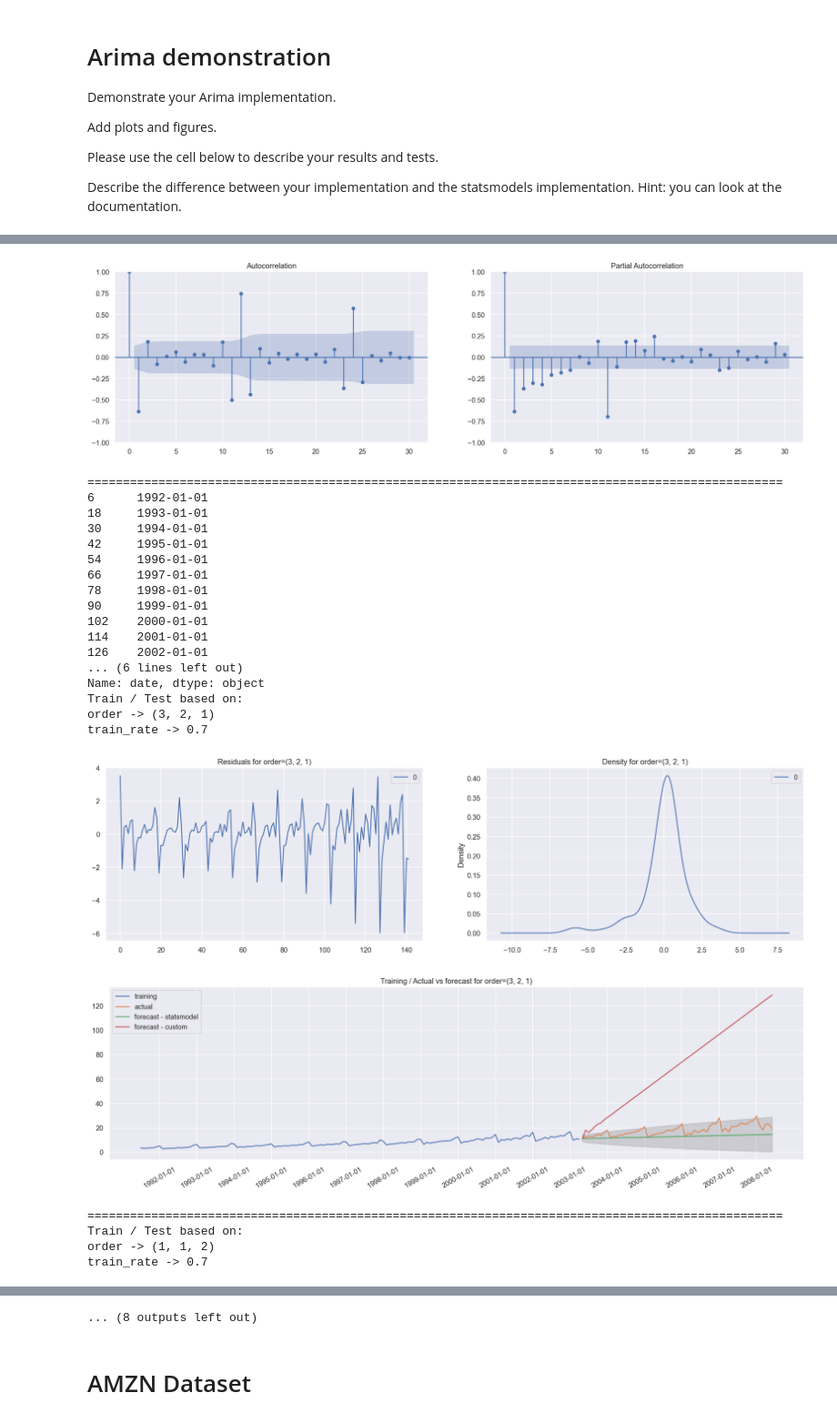
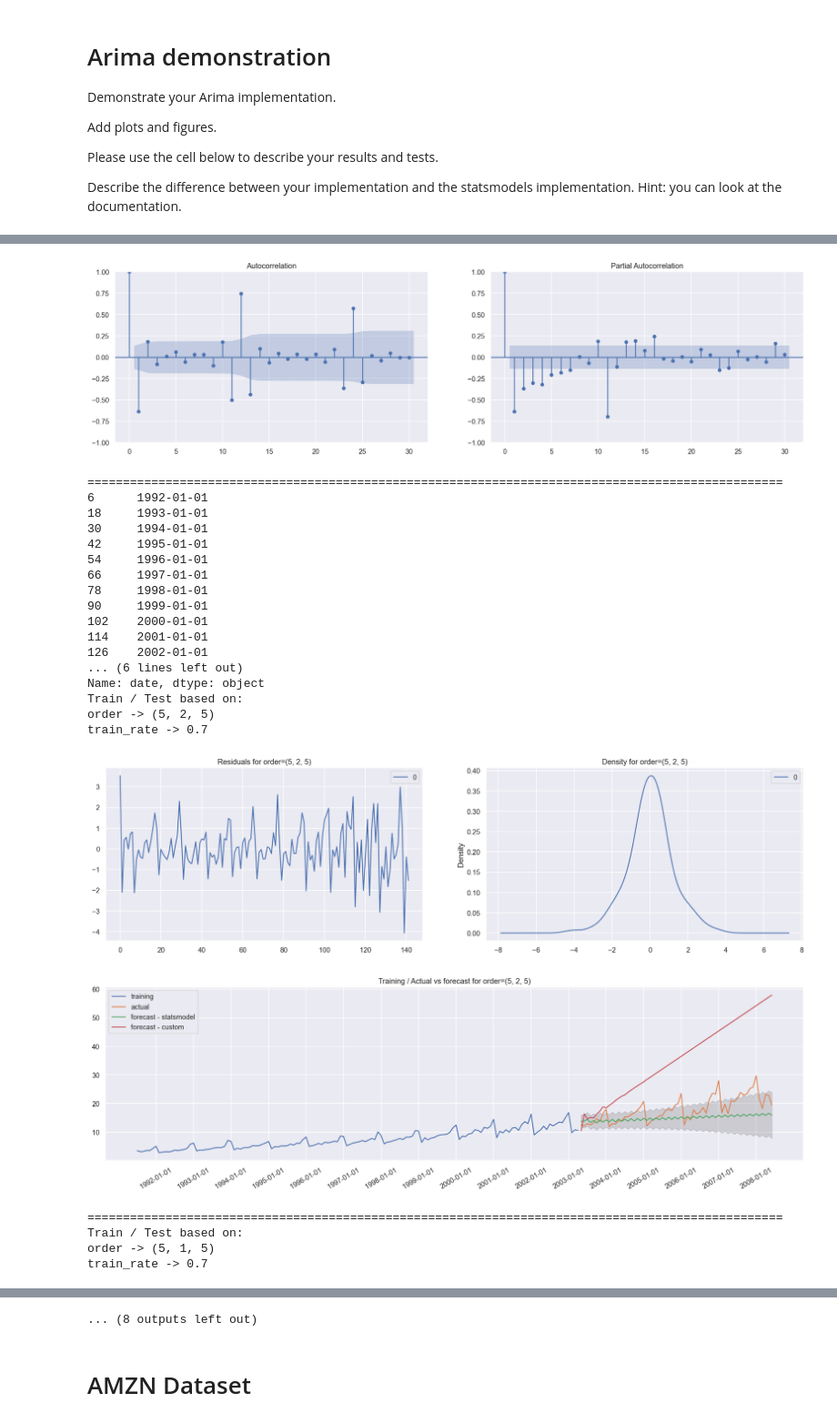
Before and after one commit to stavco9/advancedml-exc3, a Jupyter notebook: 3945_2025A_HW3_Boosting.ipynb, the cells around one changed output, grey strips where cells are left out. Shown at 91% size. Drawn from its saved outputs; the diff is of its cells as text; code cells hidden in the pictures.

```diff
--- a/3945_2025A_HW3_Boosting.ipynb
+++ b/3945_2025A_HW3_Boosting.ipynb
@@ -89,7 +92,7 @@ The implementation works as follows:
 6. [ARIMA only, if d > 0] Since we run on differentiated values we need to integrate back to the get the data and not its derivatives.
 # %%
 class ARMACustom:
-    def __init__(self, X: np.ndarray, order: tuple = (None, None), verbose: bool = True, ac_thresh: float = 0.1):
+    def __init__(self, X: np.ndarray, order: tuple = (None, None), verbose: bool = False, ac_thresh: float = 0.1):
         self.verbose = verbose
         self.ac_thresh = ac_thresh
         self.X = X
@@ -159,7 +162,7 @@ class ARMACustom:
 
 
 class ARIMACustom(ARMACustom):
-    def __init__(self, X: np.ndarray, order: tuple = (None, None, None), verbose = True, ac_thresh: float = 0.1, stationarity_conf: float = 0.05):
+    def __init__(self, X: np.ndarray, order: tuple = (None, None, None), verbose = False, ac_thresh: float = 0.1, stationarity_conf: float = 0.05):
         super().__init__(X, order, verbose, ac_thresh)
         self.stationarity_conf = stationarity_conf
 
@@ -397,16 +390,16 @@ def run_arima_train_test(dataset, param, date_label):
     return forecast_df
 # %%
 hyperparams = [{
-    "order": (3, 2, 1),
+    "order": (5, 2, 5),
      "train_rate": 0.7
 },{
-    "order": (1, 1, 2),
+    "order": (5, 1, 5),
      "train_rate": 0.7
 },{
-    "order": (1, 1, 1),
+    "order": (12, 1, 12),
      "train_rate": 0.7
 },{
-    "order": (1, 0, 1),
+    "order": (5, 0, 5),
      "train_rate": 0.7
 }]
 
@@ -419,37 +412,37 @@ print("=========================================================================
 date_label = sample_dataset['date'].loc[sample_dataset['date'].str.endswith('01-01')]
 
 print(date_label)
 for idx, param in enumerate(hyperparams):
     predicted_dataset = run_arima_train_test(sample_dataset, param, date_label)
     print("==================================================================================================")
 # %% [output]
 ACF / PACF of original data
 [figure]
 [figure]
 [figure]
 [figure]
 [figure]
 [figure]
 ==================================================================================================
 6      1992-01-01
 18     1993-01-01
 30     1994-01-01
 42     1995-01-01
 54     1996-01-01
 66     1997-01-01
 78     1998-01-01
 90     1999-01-01
 102    2000-01-01
 114    2001-01-01
 126    2002-01-01
 ... (6 lines left out)
 Name: date, dtype: object
 Train / Test based on:
-order -> (3, 2, 1)
+order -> (5, 2, 5)
 train_rate -> 0.7
-[figure, old version]
+[figure, new version]
-[figure, old version]
+[figure, new version]
 ==================================================================================================
 Train / Test based on:
-order -> (1, 1, 2)
+order -> (5, 1, 5)
 train_rate -> 0.7
```
Also changed, not shown: parts of 7 cells of this notebook.
